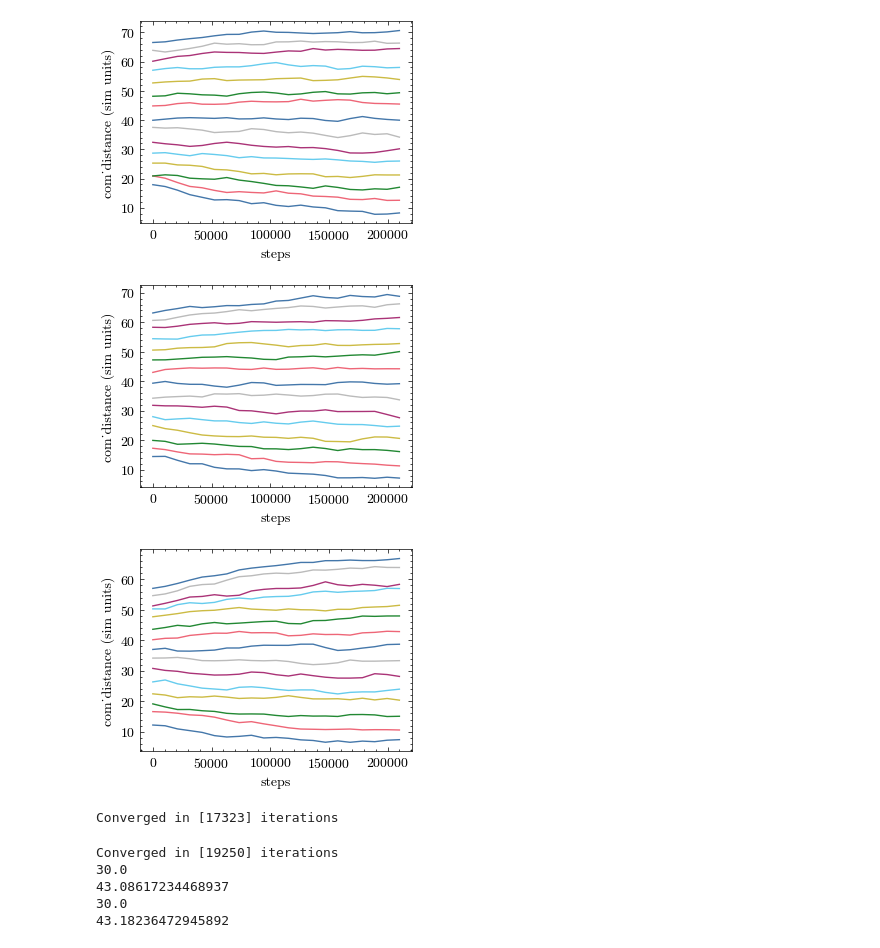
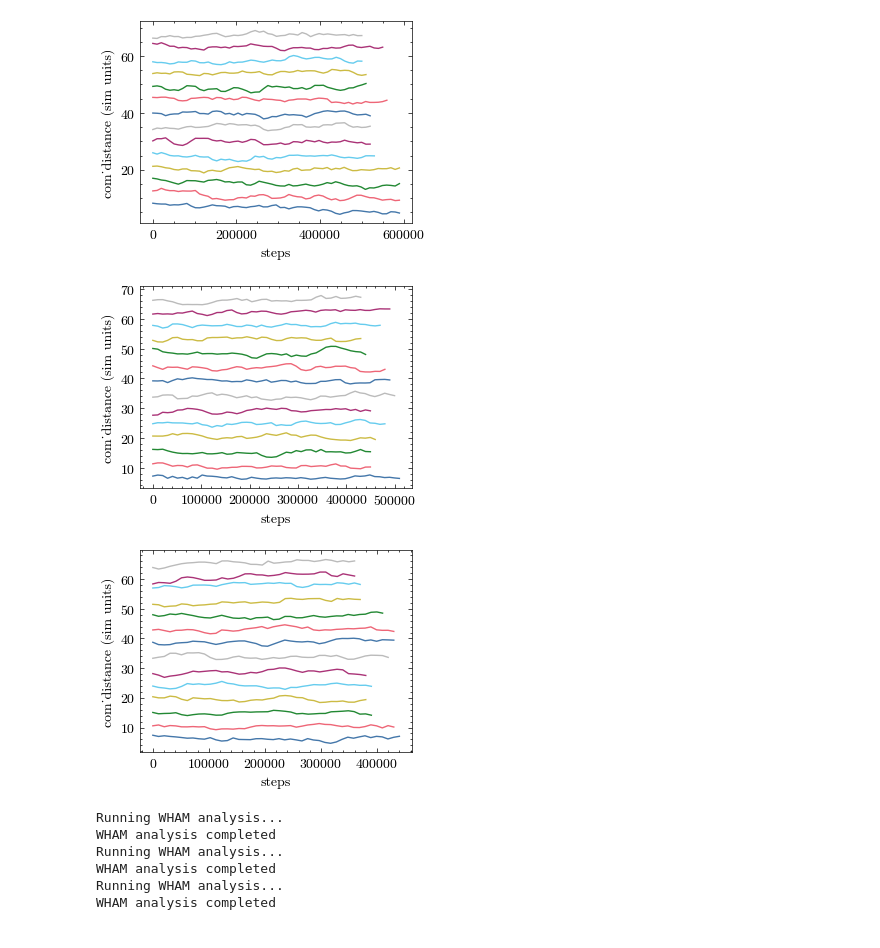
Before and after one commit to mlsample/ipy_oxDNA, a Jupyter notebook: examples/tutorials/origami_tile_N_nt_overhangs_gpu/origami_tile_N_nt_overhangs_gpu.ipynb, the cells around one changed output. Drawn from its saved outputs; the diff is of its cells as text; code cells hidden in the pictures.

```diff
--- a/examples/tutorials/origami_tile_N_nt_overhangs_gpu/origami_tile_N_nt_overhangs_gpu.ipynb
+++ b/examples/tutorials/origami_tile_N_nt_overhangs_gpu/origami_tile_N_nt_overhangs_gpu.ipynb
@@ -119,10 +81,30 @@ for us in us_list:
 # %%
 for us, com_list, ref_list in zip(us_list, com_lists, ref_lists):
     us.observables.com_distance_observable(com_list, ref_list)
     plt.figure()
-    for idx in range(0,15,1):
-        us.analysis.view_observable('eq', idx, sliding_window=False)
+    for idx in range(0,14,1):
+        us.analysis.view_observable('prod', idx, sliding_window=False)
 # %% [output]
-[figure, old version]
+[figure, new version]
-[figure, old version]
+[figure, new version]
-[figure, old version]
+[figure, new version]
+# %%
+wham_dir = os.path.abspath('/scratch/matthew/ipy_oxDNA/wham/wham')
+
+n_bins = '200'
+tol = '1e-5'
+n_boot = '0'
+stiff = 0.2
+xmin = 0
+xmax = 72.787
+n_windows = 15
+
+for us in us_list:
+    us.wham_run(wham_dir, xmin, xmax, stiff, n_bins, tol, n_boot)
+# %% [output]
+Running WHAM analysis...
+WHAM analysis completed
+Running WHAM analysis...
+WHAM analysis completed
+Running WHAM analysis...
+WHAM analysis completed
@@ -143,25 +129,3 @@ n_windows = 100
 for us in us_list:
     us.wham.get_n_data_per_com_file()
     us.wham.convergence_analysis(n_chunks, data_added_per_iteration, wham_dir, xmin, xmax, stiff, n_bins, tol, n_boot)
-# %%
-temp_range = np.arange(20, 70, 2)
-# temp_range = np.array([52])
-n_bins = 50
-xmin = 0
-xmax = 15
-max_hb = 8
-umbrella_stiff = 3
-epsilon = 1e-7
-convergence_slice = 2
-
-us.wham_cont_and_disc_temp_interp_converg_analysis(
-    convergence_slice, temp_range,
-    n_bins, xmin, xmax, umbrella_stiff, max_hb,
-    epsilon=epsilon, reread_files=False)
-# %% [output]
-Converged in [17323] iterations
-Converged in [19250] iterations
-30.0
-43.08617234468937
-30.0
-43.18236472945892
```
Also changed, not shown: parts of 9 cells of this notebook.
